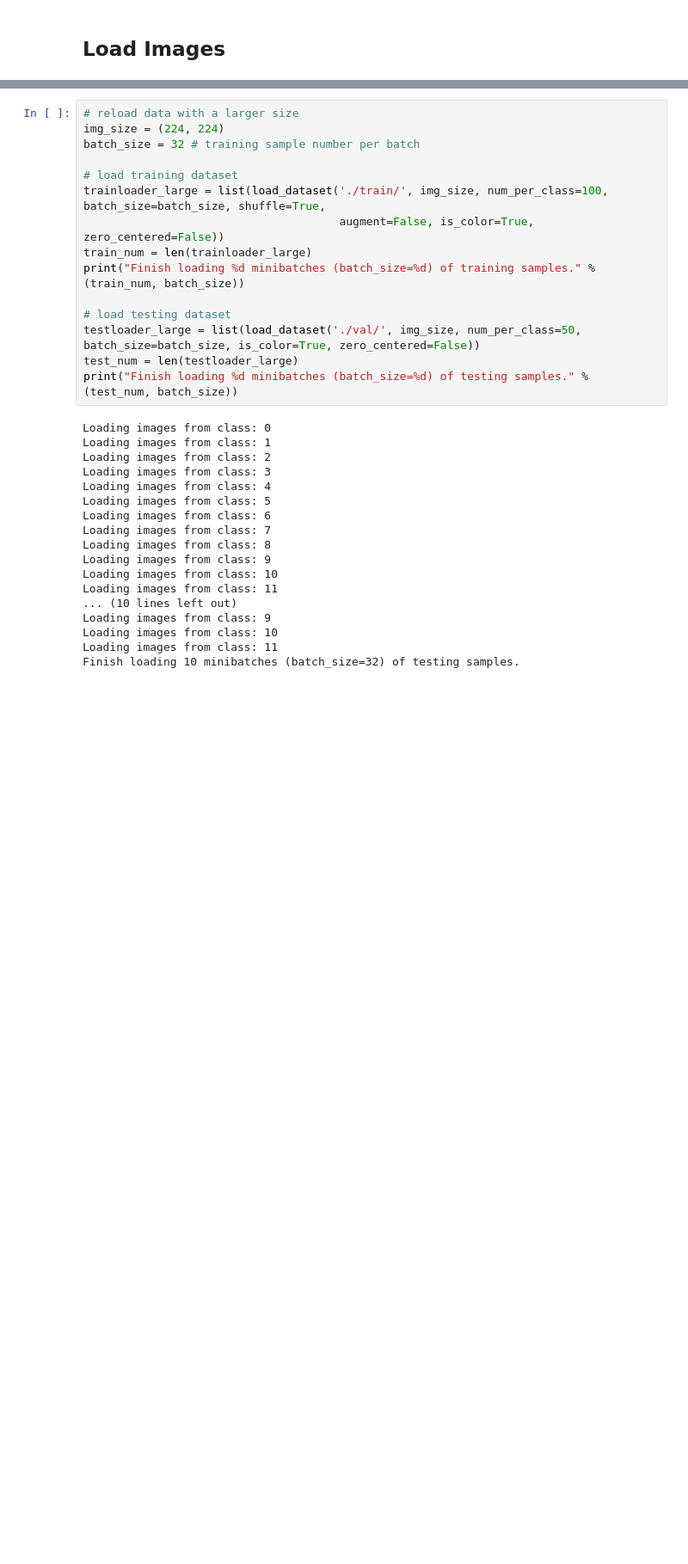
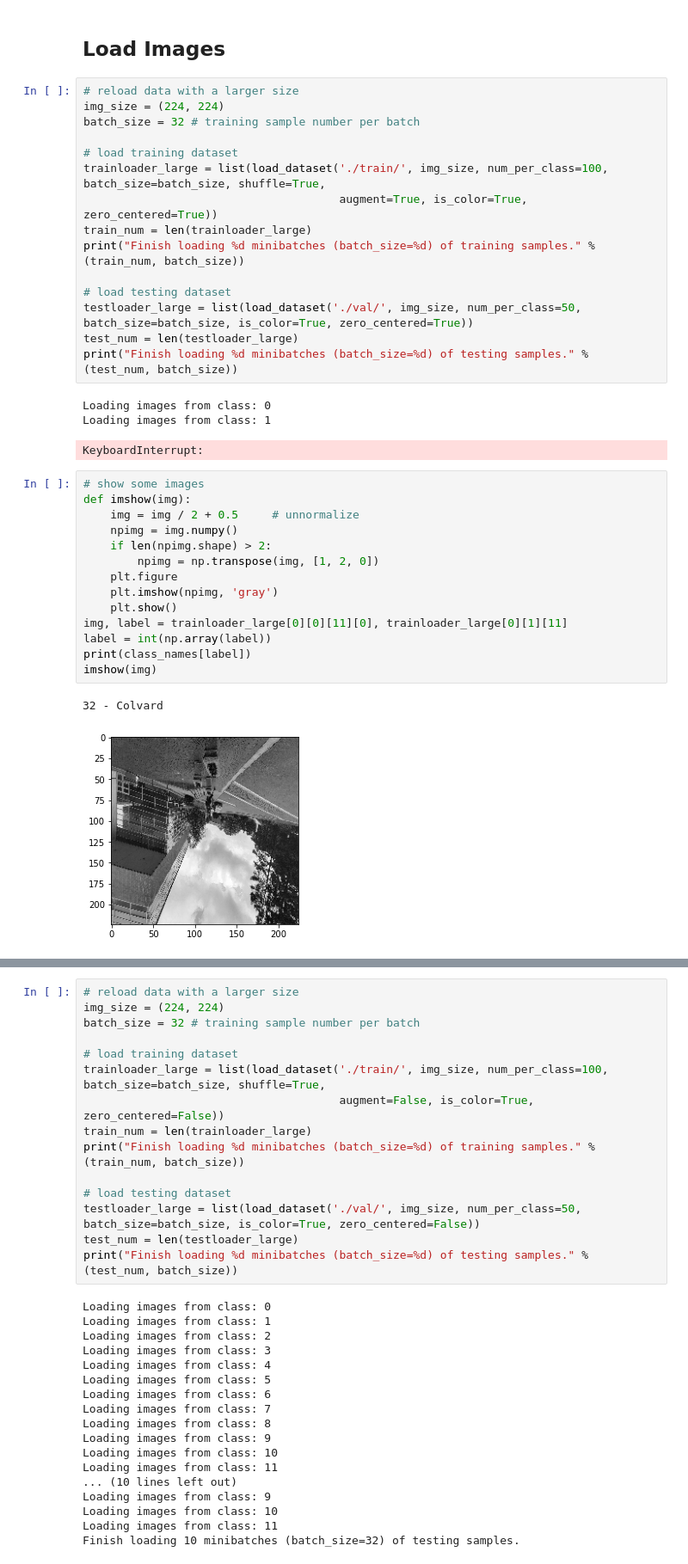
Before and after one commit to nwill111/Group2CompVisProject, a Jupyter notebook: UNCC_Building_Recognition_Stage_3_Final.ipynb, the cells around one changed output, grey strips where cells are left out. Shown at 86% size. Cells and saved outputs as stored; diff of their text form; blank space fills up the shorter version.

```diff
--- a/UNCC_Building_Recognition_Stage_3_Final.ipynb
+++ b/UNCC_Building_Recognition_Stage_3_Final.ipynb
@@ -196,2 +205,38 @@ def evalModel(net, testloader):
 # %% [markdown]
 ## Load Images
+# %%
+# reload data with a larger size
+img_size = (224, 224)
+batch_size = 32 # training sample number per batch
+
+# load training dataset
+trainloader_large = list(load_dataset('./train/', img_size, num_per_class=100, batch_size=batch_size, shuffle=True,
+                                      augment=True, is_color=True, zero_centered=True))
+train_num = len(trainloader_large)
+print("Finish loading %d minibatches (batch_size=%d) of training samples." % (train_num, batch_size))
+
+# load testing dataset
+testloader_large = list(load_dataset('./val/', img_size, num_per_class=50, batch_size=batch_size, is_color=True, zero_centered=True))
+test_num = len(testloader_large)
+print("Finish loading %d minibatches (batch_size=%d) of testing samples." % (test_num, batch_size))
+# %% [output]
+Loading images from class: 0
+Loading images from class: 1
+KeyboardInterrupt:
+# %%
+# show some images
+def imshow(img):
+    img = img / 2 + 0.5     # unnormalize
+    npimg = img.numpy()
+    if len(npimg.shape) > 2:
+        npimg = np.transpose(img, [1, 2, 0])
+    plt.figure
+    plt.imshow(npimg, 'gray')
+    plt.show()
+img, label = trainloader_large[0][0][11][0], trainloader_large[0][1][11]
+label = int(np.array(label))
+print(class_names[label])
+imshow(img)
+# %% [output]
+32 - Colvard
+[figure, added]
```
Also changed, not shown: parts of 28 cells of this notebook.
